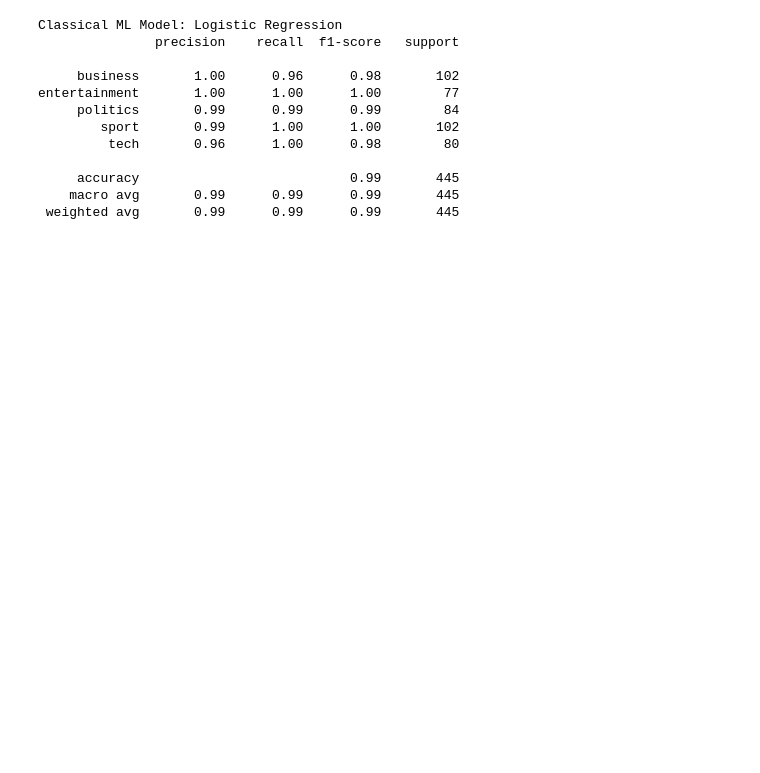
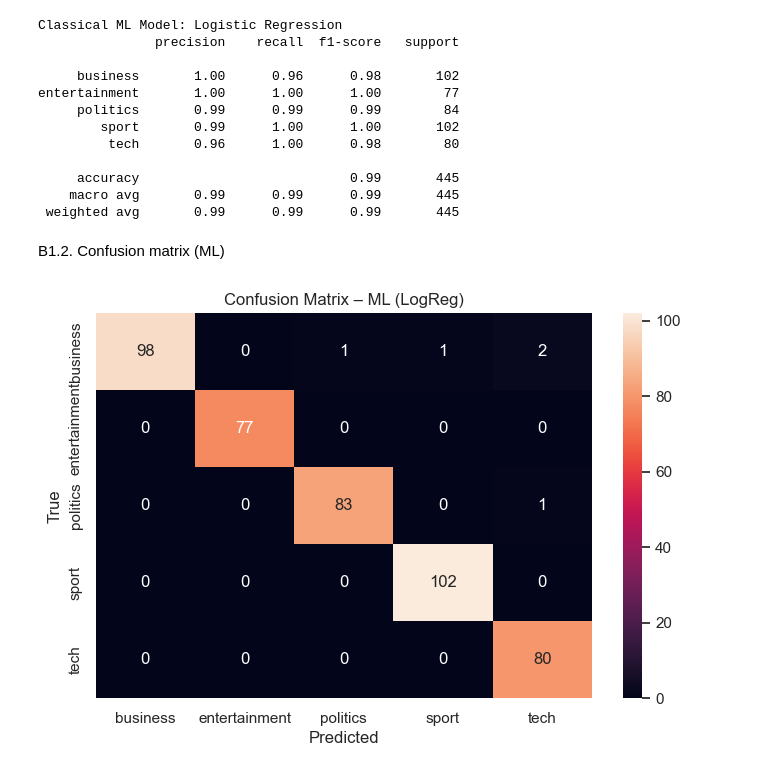
Before and after one commit to Ainedembe-Denis/BBC-News-Summary-ML-DL-Project, a Jupyter notebook: bbc_news_ml_dl_rl.ipynb, the cells around one changed output. Cells and saved outputs as stored; diff of their text form; code cells hidden in the pictures; blank space fills up the shorter version.

Commit message:
Confusion matrix (ML)

```diff
--- a/bbc_news_ml_dl_rl.ipynb
+++ b/bbc_news_ml_dl_rl.ipynb
@@ -275,3 +275,16 @@ entertainment       1.00      1.00      1.00        77
      accuracy                           0.99       445
     macro avg       0.99      0.99      0.99       445
  weighted avg       0.99      0.99      0.99       445
+# %% [markdown]
+B1.2. Confusion matrix (ML)
+# %%
+cm_ml = confusion_matrix(y_test_int, y_ml_pred)
+sns.heatmap(cm_ml, annot=True, fmt="d",
+            xticklabels=label_encoder.classes_,
+            yticklabels=label_encoder.classes_)
+plt.title("Confusion Matrix – ML (LogReg)")
+plt.xlabel("Predicted")
+plt.ylabel("True")
+plt.show()
+# %% [output]
+[figure, added]
```
Also changed, not shown: parts of 1 cell of this notebook.
